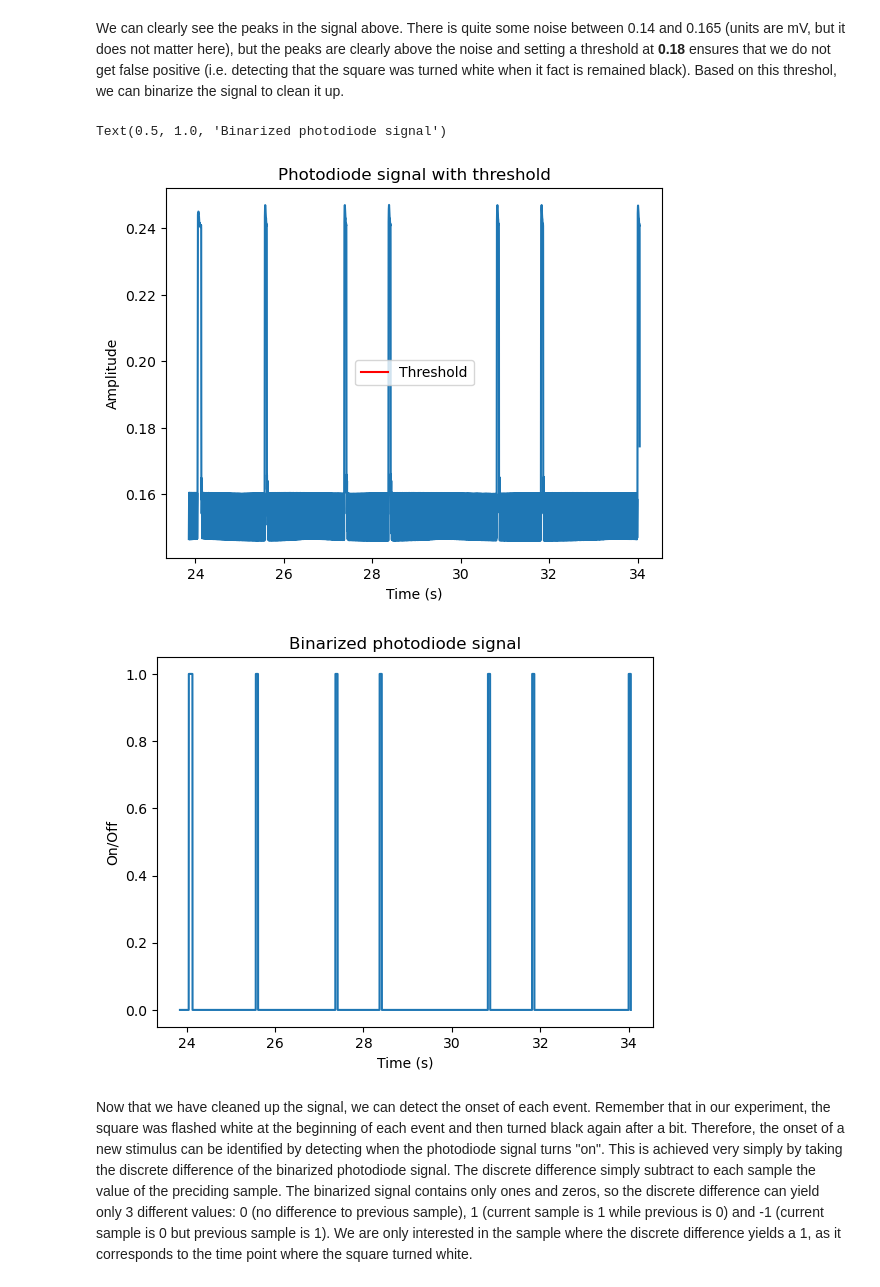
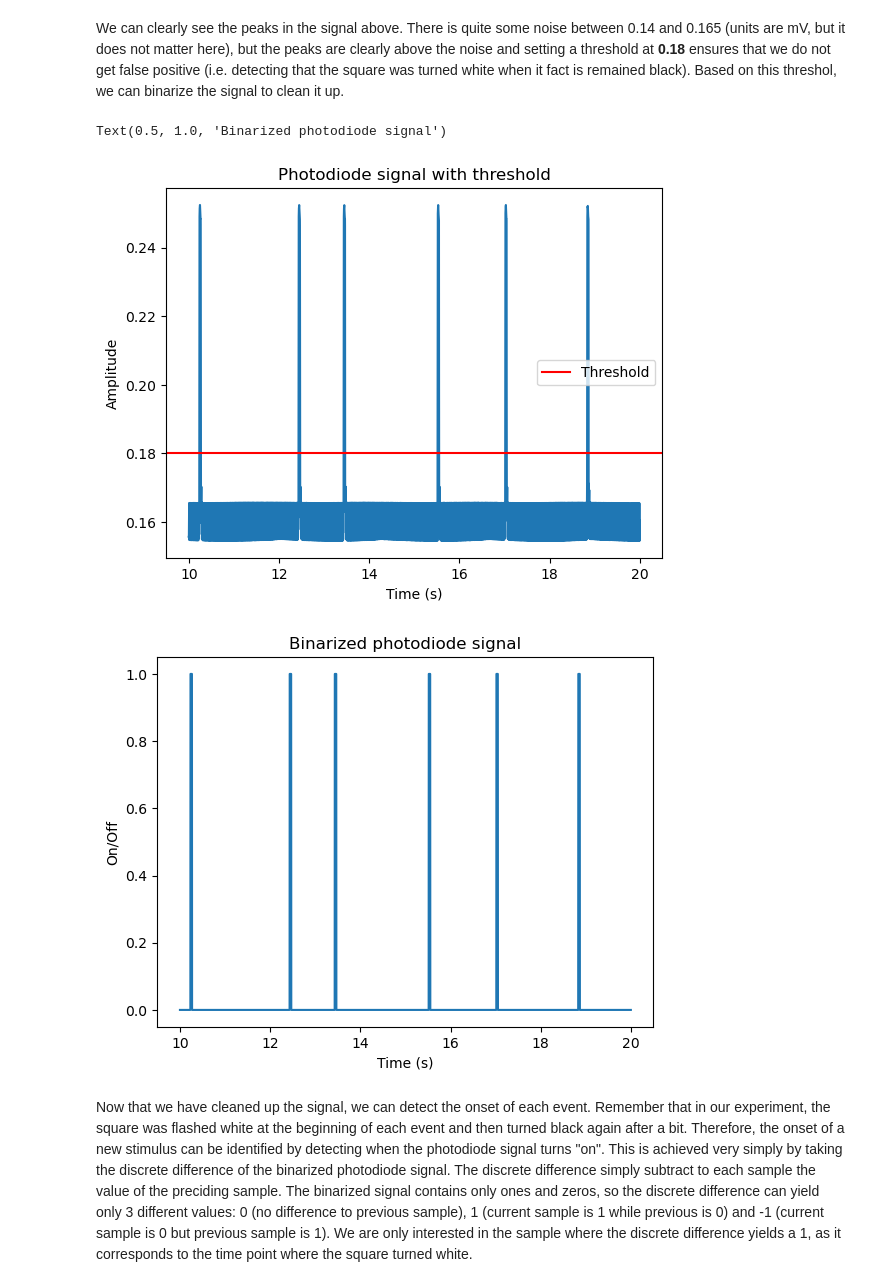
Before and after one commit to Cogitate-consortium/ExperimentTestingFramework, a Jupyter notebook: dummyExperiment/TestingProtocol.ipynb, the cells around one changed output. Saved outputs shown, nothing was run; the diff lists cells and outputs as text; code cells hidden in the pictures.

```diff
--- a/dummyExperiment/TestingProtocol.ipynb
+++ b/dummyExperiment/TestingProtocol.ipynb
@@ -150,7 +154,7 @@ YOu have prepared the response sequence in step 2., which you have executed as y
 # %%
 # Set path:
 data_root = r"C:\Users\alexander.lepauvre\Documents\GitHub\ExperimentTestingFramework\dummyExperiment\TestData"
-subID = "102"
+subID = "SX114"
 # Load the log file:
 log = pd.read_csv(Path(data_root, "sub-{}_ses-1_task-Dummy_events.csv".format(subID)))
 
@@ -176,6 +180,6 @@ In our experiment, there are three events in each trial:
 Using the photodiode, we can measure the actual occurence of these events to ensure that our experiment is behaving properly in term of timing. In other words, we want to make sure that the events occur at the time they are supposed to and last for as long as we expect them to last.
 # %%
 # Loading the photodiode data:
-raw = mne.io.read_raw_brainvision(Path(data_root, "sub{}.vhdr".format(subID)), preload=True)
+raw = mne.io.read_raw_brainvision(Path(data_root, "{}.vhdr".format(subID)), preload=True)
 photo_channel = "Fp1"
 # %% [output]
@@ -202,28 +204,27 @@ We can clearly see the peaks in the signal above. There is quite some noise betw
 # %%
 # Set our threshold:
 thresh = 0.18
 
 # Display the signal with the threshold:
 fig, ax = plt.subplots()
-ax.plot(raw.times[first_peak-200:first_peak + 10000], pd_signal[first_peak-200:first_peak + 10000])
-ax.axhline(thresh, raw.times[first_peak-200], raw.times[first_peak + 10000], c='r', label='Threshold')
+ax.plot(raw.times[10000:20000], pd_signal[10000:20000])
+ax.axhline(thresh, 0, 10000, c='r', label='Threshold')
 ax.set_ylabel("Amplitude")
 ax.set_xlabel("Time (s)")
-ax.set_xlim
 ax.set_title("Photodiode signal with threshold")
 plt.legend()
 
 # Binarizing the signal:
 pd_bin = (pd_signal > thresh).astype(int)
 fig, ax = plt.subplots()
-ax.plot(raw.times[first_peak-200:first_peak + 10000], pd_bin[first_peak-200:first_peak + 10000])
+ax.plot(raw.times[10000:20000], pd_bin[10000:20000])
 ax.set_ylabel("On/Off")
 ax.set_xlabel("Time (s)")
 ax.set_title("Binarized photodiode signal")
 # %% [output]
 Text(0.5, 1.0, 'Binarized photodiode signal')
-[figure, old version]
+[figure, new version]
-[figure, old version]
+[figure, new version]
 # %% [markdown]
 Now that we have cleaned up the signal, we can detect the onset of each event. Remember that in our experiment, the square was flashed white at the beginning of each event and then turned black again after a bit. Therefore, the onset of a new stimulus can be identified by detecting when the photodiode signal turns "on". This is achieved very simply by taking the discrete difference of the binarized photodiode signal. The discrete difference simply subtract to each sample the value of the preciding sample. The binarized signal contains only ones and zeros, so the discrete difference can yield only 3 different values: 0 (no difference to previous sample), 1 (current sample is 1 while previous is 0) and -1 (current sample is 0 but previous sample is 1). We are only interested in the sample where the discrete difference yields a 1, as it corresponds to the time point where the square turned white.
 # %%
```
Also changed, not shown: parts of 19 cells of this notebook, 1 other file.
